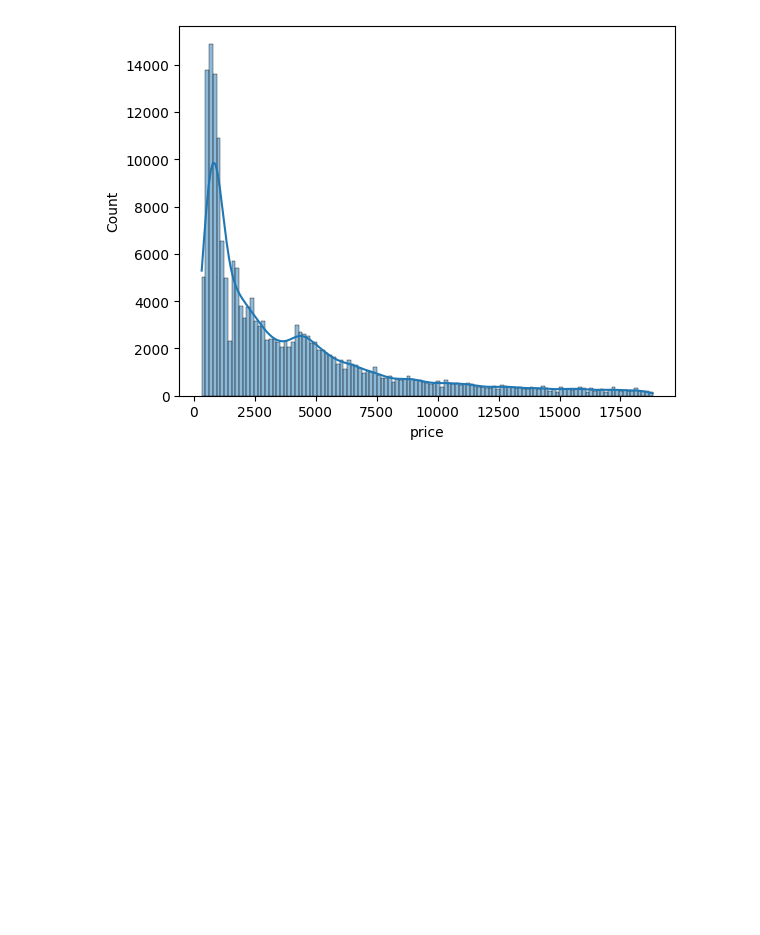
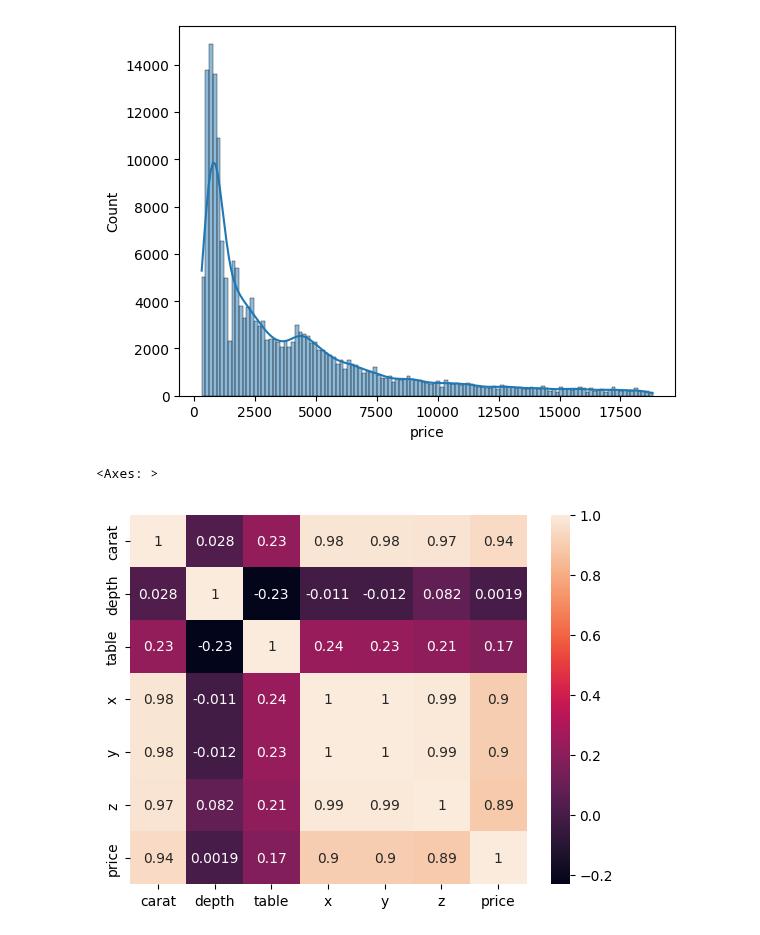
Before and after one commit to Prateek07-Kumar/MLOps-End-to-End-Project, a Jupyter notebook: experiment/experiments.ipynb, the cells around one changed output. Drawn from its saved outputs; the diff is of its cells as text; code cells hidden in the pictures; blank space fills up the shorter version.

```diff
--- a/experiment/experiments.ipynb
+++ b/experiment/experiments.ipynb
@@ -213,3 +213,8 @@ for col in num_columns:
 [figure]
 [figure]
 [figure]
+# %%
+sns.heatmap(data[num_columns].corr(),annot=True)
+# %% [output]
+<Axes: >
+[figure, added]
```
